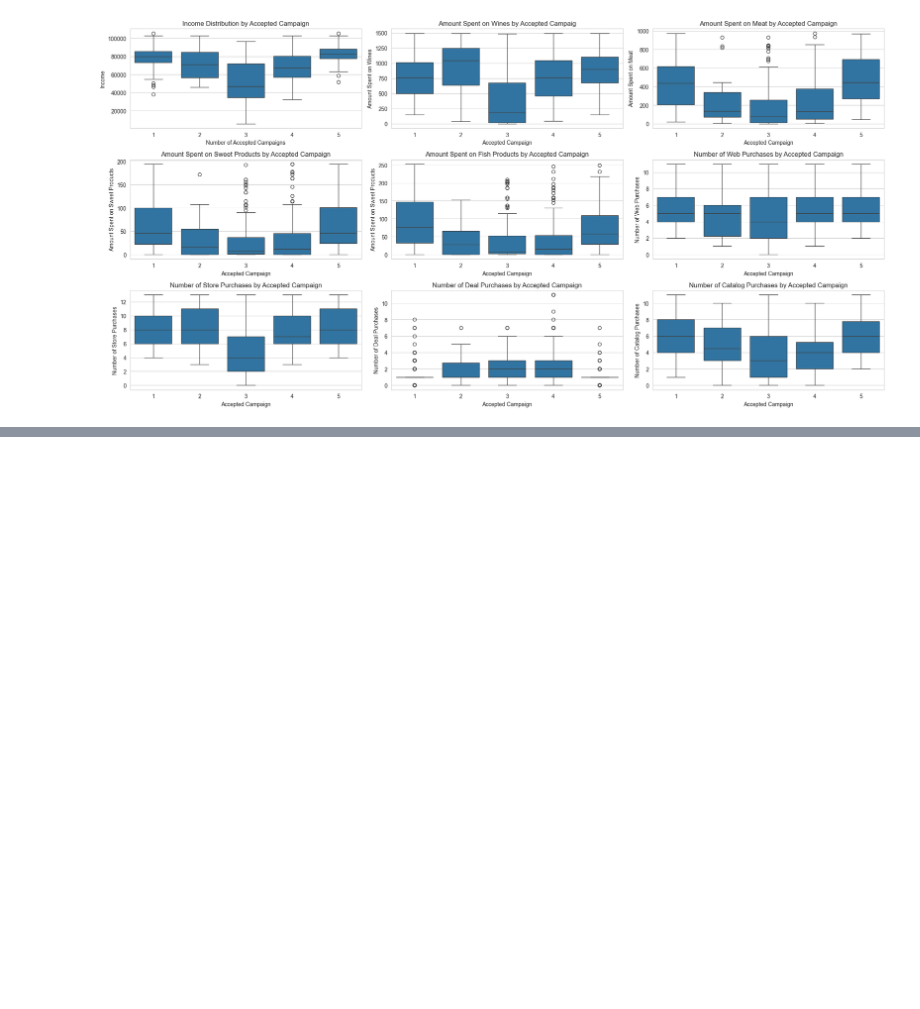
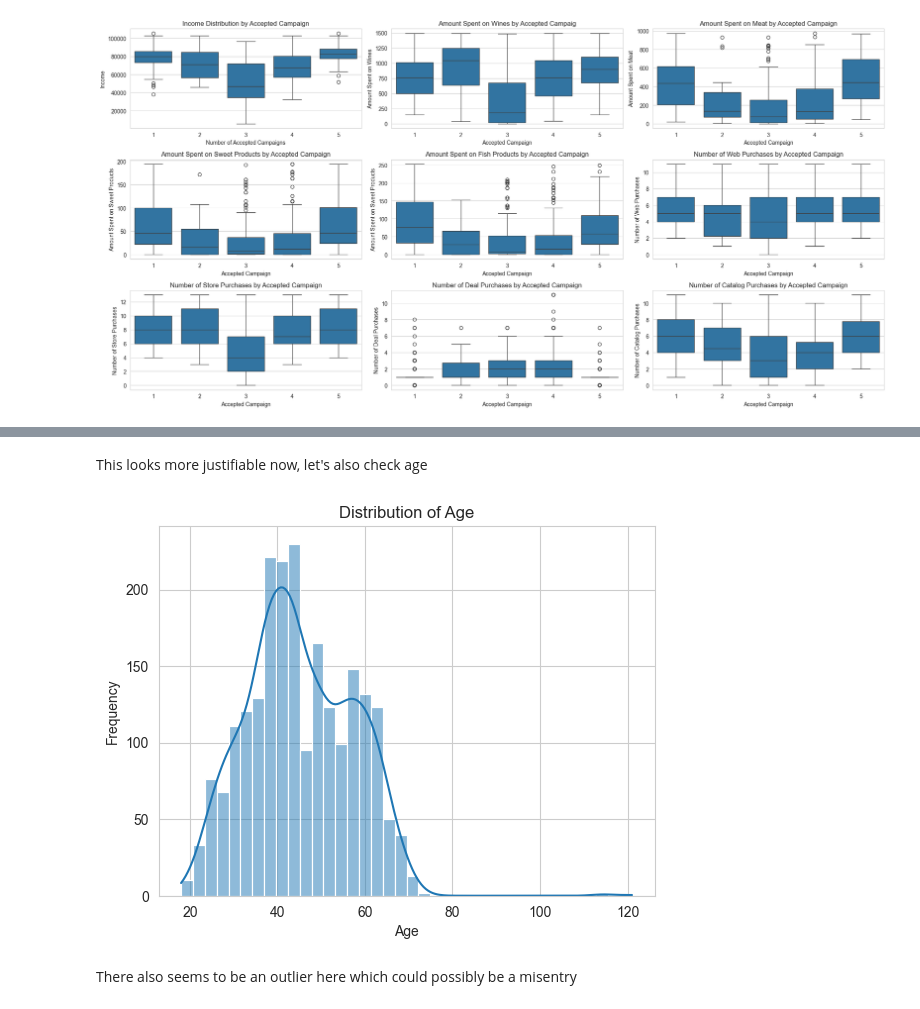
Before and after one commit to donikaSkenderbeut/BI-Assignment-3, a Jupyter notebook: BI2023_gr03_11929150_11925939_interim.ipynb, the cells around one changed output, grey strips where cells are left out. Cells and saved outputs as stored; diff of their text form; code cells hidden in the pictures; blank space fills up the shorter version.

```diff
--- a/BI2023_gr03_11929150_11925939_interim.ipynb
+++ b/BI2023_gr03_11929150_11925939_interim.ipynb
@@ -349,0 +500,12 @@ plt.show()
+# %% [markdown]
+This looks more justifiable now, let's also check age
+# %%
+sns.histplot(df['Age'], kde=True)
+plt.title('Distribution of Age')
+plt.xlabel('Age')
+plt.ylabel('Frequency')
+plt.show()
+# %% [output]
+[figure, added]
+# %% [markdown]
+There also seems to be an outlier here which could possibly be a misentry
```
Also changed, not shown: parts of 28 cells of this notebook, 4 other files.
